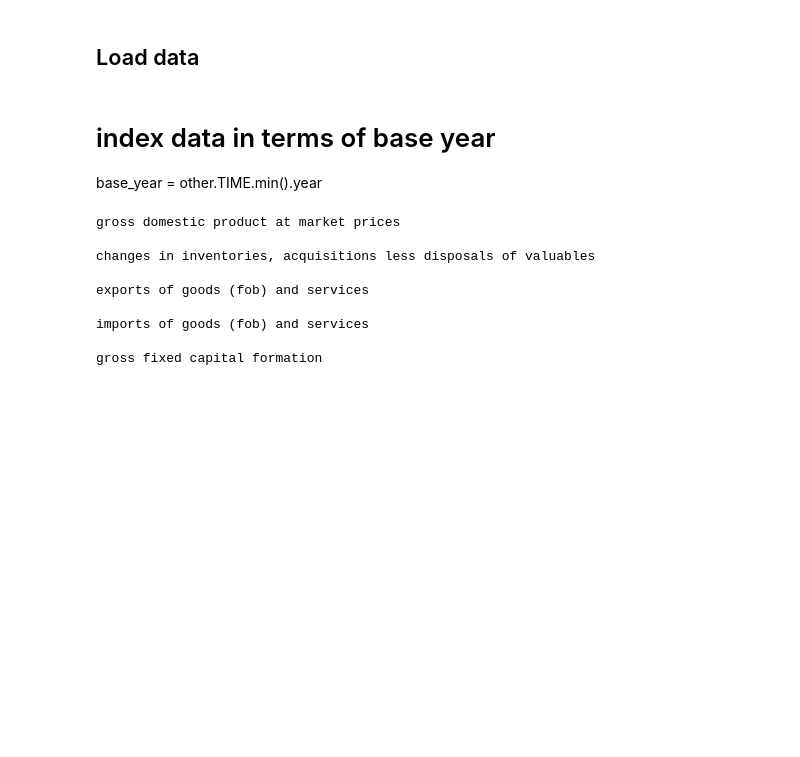
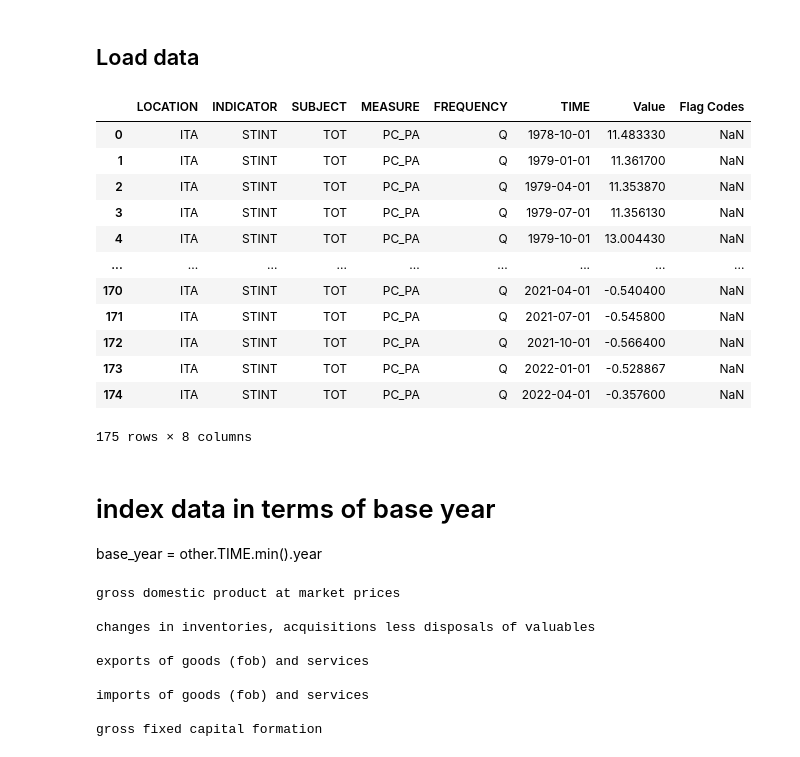
Before and after one commit to lukasgrahl/macro_rbc, a Jupyter notebook: notebooks/01_prepros.ipynb, the cells around one changed output. Saved outputs shown, nothing was run; the diff lists cells and outputs as text; code cells hidden in the pictures; blank space fills up the shorter version.

```diff
--- a/notebooks/01_prepros.ipynb
+++ b/notebooks/01_prepros.ipynb
@@ -44,6 +44,22 @@ defl["DATE"] = time_format(defl.DATE)
 defl.set_index("DATE", inplace=True, drop=True)
 defl.rename(columns={"ITAGDPDEFQISMEI": "defl"}, inplace=True)
 defl = defl / defl.iloc[0, 0] # index to base 1996-Q1
+# %%
+int_r
+# %% [output]
+|  | LOCATION | INDICATOR | SUBJECT | MEASURE | FREQUENCY | TIME | Value | Flag Codes |
+| 0 | ITA | STINT | TOT | PC_PA | Q | 1978-10-01 | 11.483330 | NaN |
+| 1 | ITA | STINT | TOT | PC_PA | Q | 1979-01-01 | 11.361700 | NaN |
+| 2 | ITA | STINT | TOT | PC_PA | Q | 1979-04-01 | 11.353870 | NaN |
+| 3 | ITA | STINT | TOT | PC_PA | Q | 1979-07-01 | 11.356130 | NaN |
+| 4 | ITA | STINT | TOT | PC_PA | Q | 1979-10-01 | 13.004430 | NaN |
+| ... | ... | ... | ... | ... | ... | ... | ... | ... |
+| 170 | ITA | STINT | TOT | PC_PA | Q | 2021-04-01 | -0.540400 | NaN |
+| 171 | ITA | STINT | TOT | PC_PA | Q | 2021-07-01 | -0.545800 | NaN |
+| 172 | ITA | STINT | TOT | PC_PA | Q | 2021-10-01 | -0.566400 | NaN |
+| 173 | ITA | STINT | TOT | PC_PA | Q | 2022-01-01 | -0.528867 | NaN |
+| 174 | ITA | STINT | TOT | PC_PA | Q | 2022-04-01 | -0.357600 | NaN |
+175 rows × 8 columns
 # %%
 # work a_hwage
 a_hwage = a_hwage[(a_hwage["Aggregate"] == "hourly index of wages according to collective labour agreements - base december 2015=100")
```
Also changed, not shown: 4 other files.
